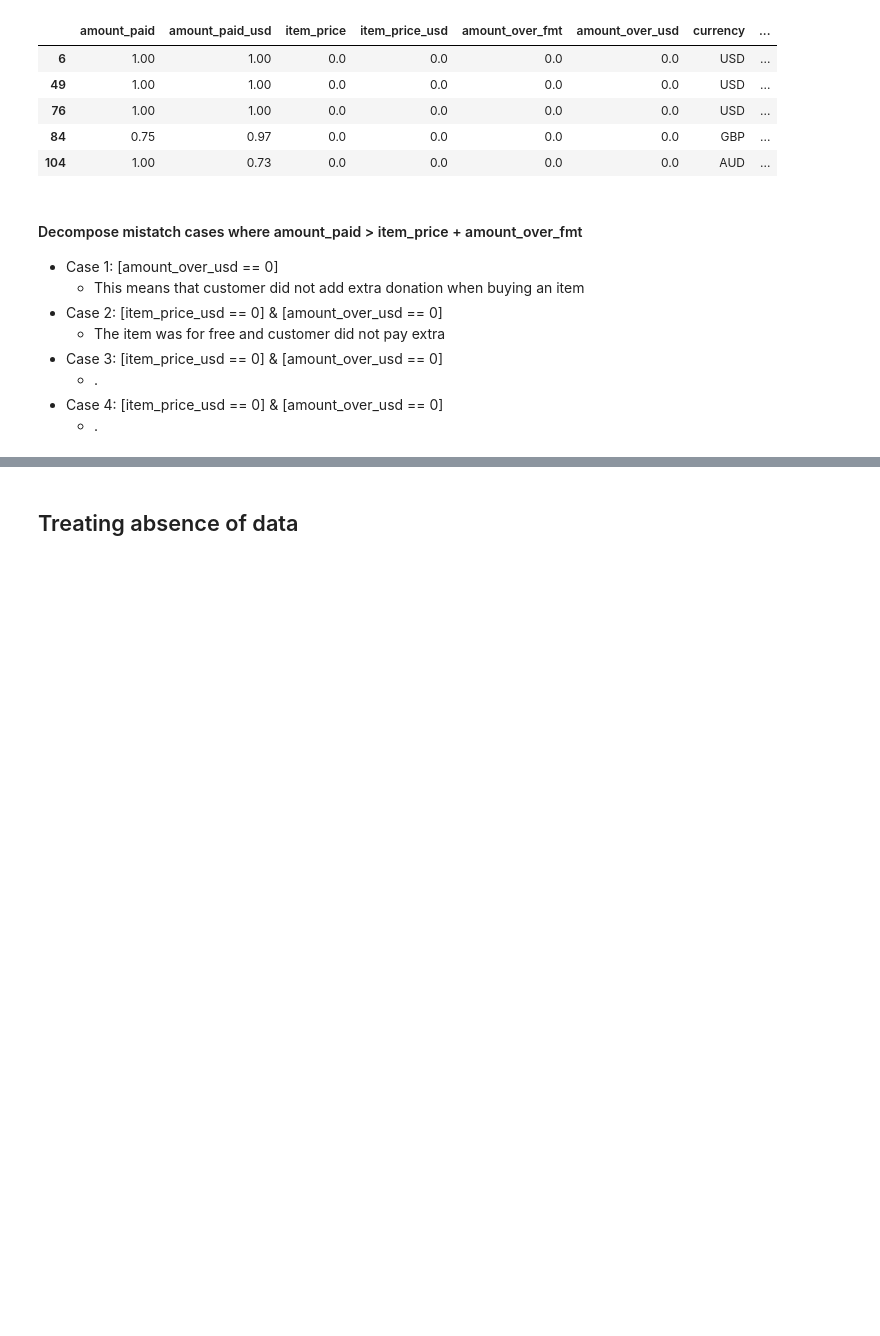
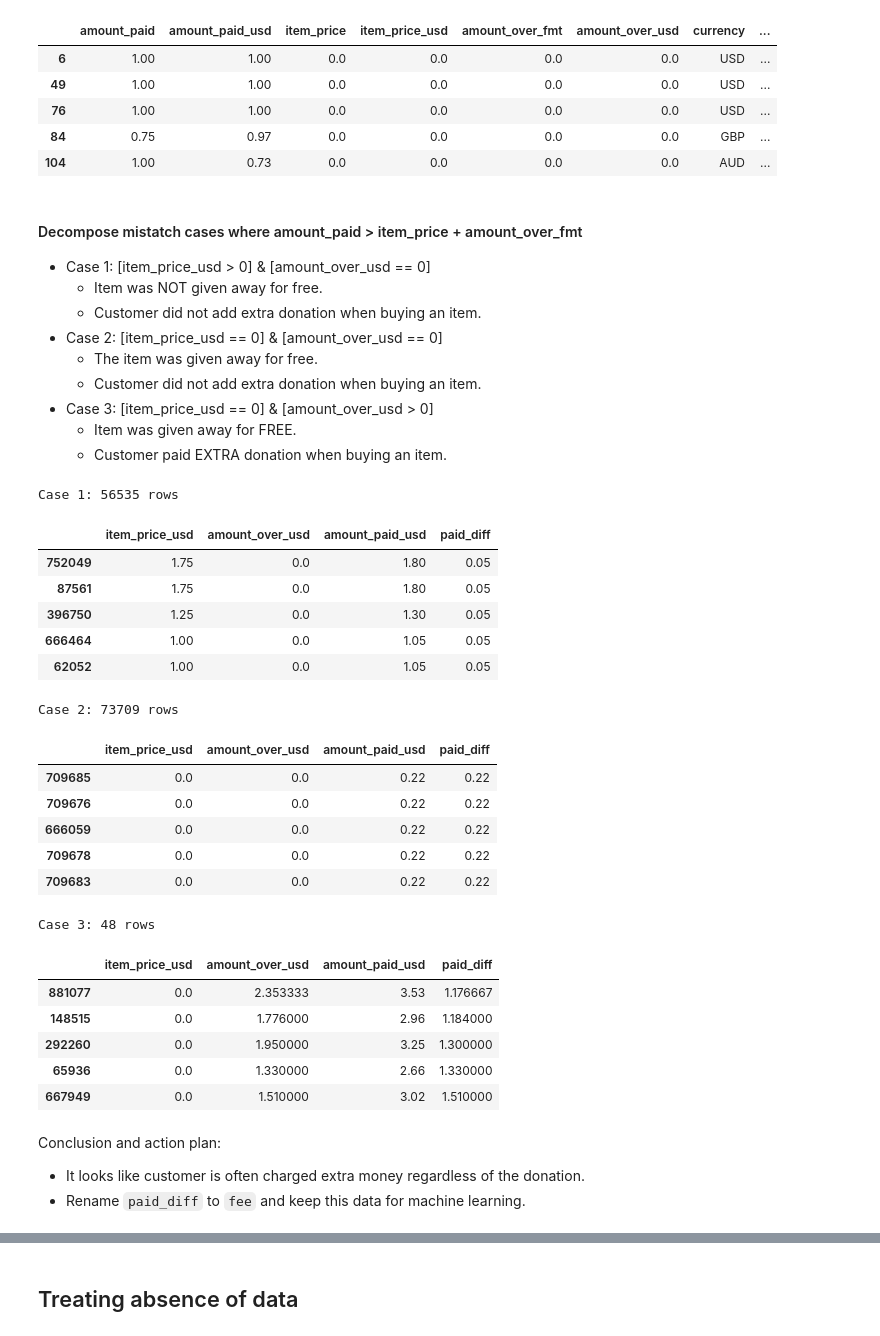
Before and after one commit to Funnear/midproject-bandcamp-insights, a Jupyter notebook: notebooks/2-1_EDA.ipynb, the cells around one changed output, grey strips where cells are left out. Saved outputs shown, nothing was run; the diff lists cells and outputs as text; code cells hidden in the pictures; blank space fills up the shorter version.

```diff
--- a/notebooks/2-1_EDA.ipynb
+++ b/notebooks/2-1_EDA.ipynb
@@ -522,11 +524,52 @@ Rows with item_price == 0: 73757
 | 104 | 1.00 | 0.73 | 0.0 | 0.0 | 0.0 | 0.0 | AUD | ... |
 # %% [markdown]
 #### Decompose mistatch cases where amount_paid > item_price + amount_over_fmt
-- Case 1: [amount_over_usd == 0]
-  - This means that customer did not add extra donation when buying an item
+- Case 1: [item_price_usd > 0] & [amount_over_usd == 0]
+  - Item was NOT given away for free.
+  - Customer did not add extra donation when buying an item.
 - Case 2: [item_price_usd == 0] & [amount_over_usd == 0]
-  - The item was for free and customer did not pay extra
-- Case 3: [item_price_usd == 0] & [amount_over_usd == 0]
-  - .
-- Case 4: [item_price_usd == 0] & [amount_over_usd == 0]
-  - .
+  - The item was given away for free.
+  - Customer did not add extra donation when buying an item.
+- Case 3: [item_price_usd == 0] & [amount_over_usd > 0]
+  - Item was given away for FREE.
+  - Customer paid EXTRA donation when buying an item.
+# %%
+# exctraction of the edge cases
+case_1 = mismatch_df[(mismatch_df["item_price_usd"] > 0) & (mismatch_df["amount_over_usd"] == 0)]
+case_2 = mismatch_df[(mismatch_df["item_price_usd"] == 0) & (mismatch_df["amount_over_usd"] == 0)]
+case_3 = mismatch_df[(mismatch_df["item_price_usd"] == 0) & (mismatch_df["amount_over_usd"] > 0)]
+# %%
+cases = [case_1, case_2, case_3]
+case_names = ["Case 1", "Case 2", "Case 3"]
+columns_scope = ["item_price_usd", "amount_over_usd", "amount_paid_usd", "paid_diff"]
+
+for i, case in enumerate(cases):
+    print(f"{case_names[i]}: {len(case)} rows")
+    sorted_case = case.sort_values(by="paid_diff", ascending=True)
+    display(sorted_case[columns_scope].head())
+# %% [output]
+Case 1: 56535 rows
+|  | item_price_usd | amount_over_usd | amount_paid_usd | paid_diff |
+| 752049 | 1.75 | 0.0 | 1.80 | 0.05 |
+| 87561 | 1.75 | 0.0 | 1.80 | 0.05 |
+| 396750 | 1.25 | 0.0 | 1.30 | 0.05 |
+| 666464 | 1.00 | 0.0 | 1.05 | 0.05 |
+| 62052 | 1.00 | 0.0 | 1.05 | 0.05 |
+Case 2: 73709 rows
+|  | item_price_usd | amount_over_usd | amount_paid_usd | paid_diff |
+| 709685 | 0.0 | 0.0 | 0.22 | 0.22 |
+| 709676 | 0.0 | 0.0 | 0.22 | 0.22 |
+| 666059 | 0.0 | 0.0 | 0.22 | 0.22 |
+| 709678 | 0.0 | 0.0 | 0.22 | 0.22 |
+| 709683 | 0.0 | 0.0 | 0.22 | 0.22 |
+Case 3: 48 rows
+|  | item_price_usd | amount_over_usd | amount_paid_usd | paid_diff |
+| 881077 | 0.0 | 2.353333 | 3.53 | 1.176667 |
+| 148515 | 0.0 | 1.776000 | 2.96 | 1.184000 |
+| 292260 | 0.0 | 1.950000 | 3.25 | 1.300000 |
+| 65936 | 0.0 | 1.330000 | 2.66 | 1.330000 |
+| 667949 | 0.0 | 1.510000 | 3.02 | 1.510000 |
+# %% [markdown]
+Conclusion and action plan:
+- It looks like customer is often charged extra money regardless of the donation.
+- Rename `paid_diff` to `fee` and keep this data for machine learning.
```
Also changed, not shown: parts of 20 cells of this notebook, 2 other files.
